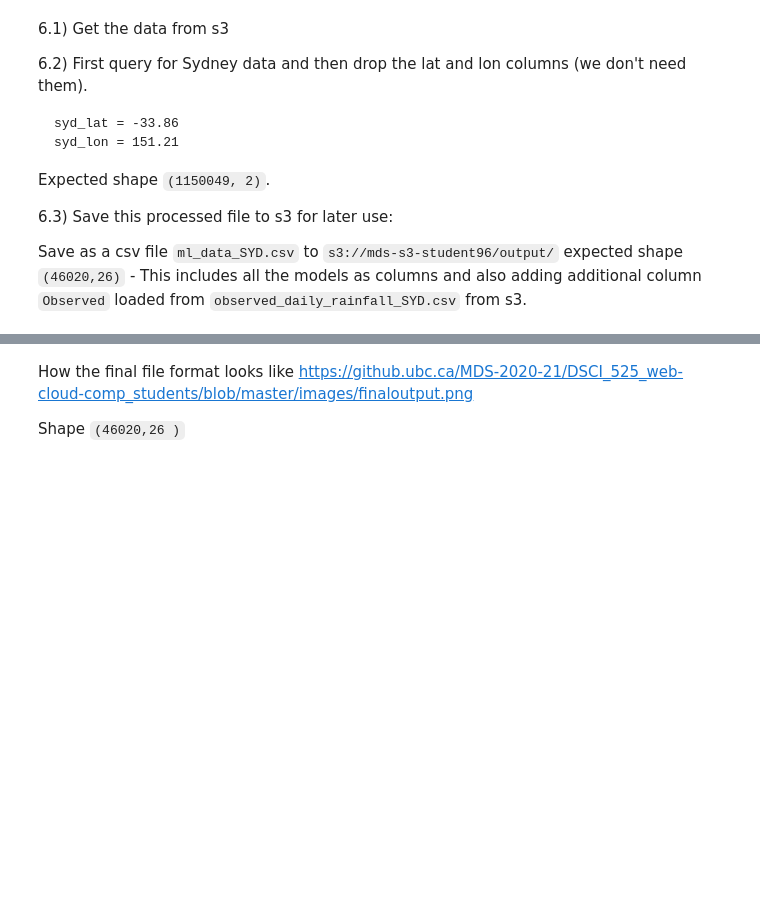
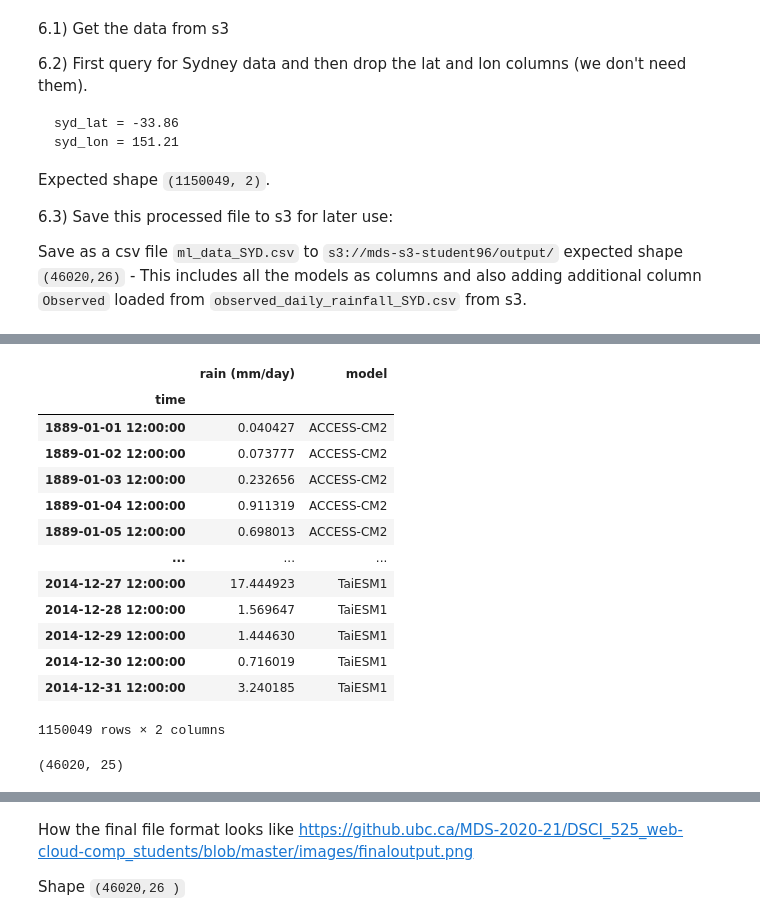
Before and after one commit to UBC-MDS/525_group-20, a Jupyter notebook: notebooks/Milestone2.ipynb, the cells around one changed output, grey strips where cells are left out. Drawn from its saved outputs; the diff is of its cells as text; code cells hidden in the pictures; blank space fills up the shorter version.

```diff
--- a/notebooks/Milestone2.ipynb
+++ b/notebooks/Milestone2.ipynb
@@ -248,0 +291,17 @@ df.head()
+# %%
+sydney_df
+# %% [output]
+|  | rain (mm/day) | model |
+| time |  |  |
+| 1889-01-01 12:00:00 | 0.040427 | ACCESS-CM2 |
+| 1889-01-02 12:00:00 | 0.073777 | ACCESS-CM2 |
+| 1889-01-03 12:00:00 | 0.232656 | ACCESS-CM2 |
+| 1889-01-04 12:00:00 | 0.911319 | ACCESS-CM2 |
+| 1889-01-05 12:00:00 | 0.698013 | ACCESS-CM2 |
+| ... | ... | ... |
+| 2014-12-27 12:00:00 | 17.444923 | TaiESM1 |
+| 2014-12-28 12:00:00 | 1.569647 | TaiESM1 |
+| 2014-12-29 12:00:00 | 1.444630 | TaiESM1 |
+| 2014-12-30 12:00:00 | 0.716019 | TaiESM1 |
+| 2014-12-31 12:00:00 | 3.240185 | TaiESM1 |
+1150049 rows × 2 columns
@@ -248,0 +314,4 @@ df.head()
+# %%
+sydney_df.shape
+# %% [output]
+(46020, 25)
```
Also changed, not shown: parts of 25 cells of this notebook, 1 other file.
